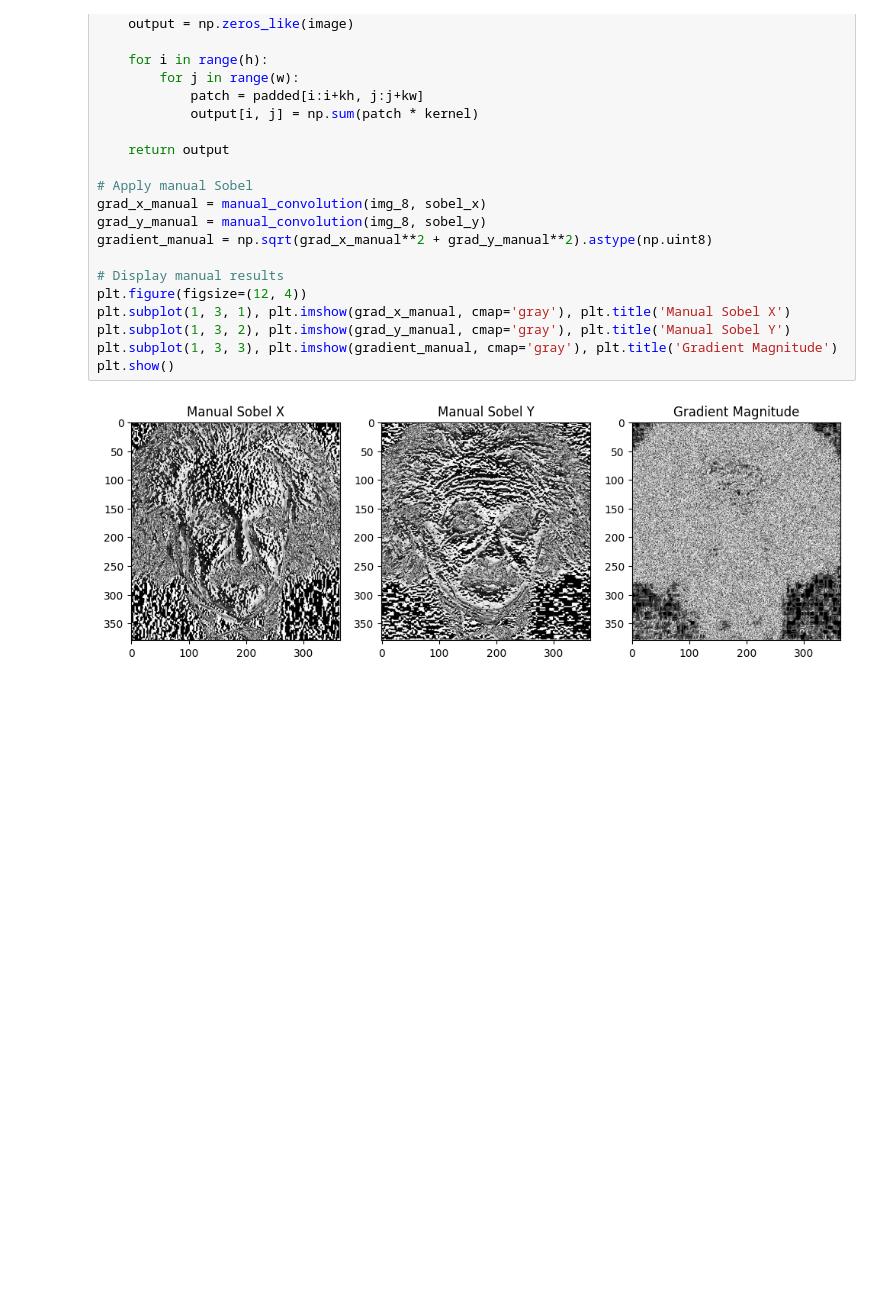
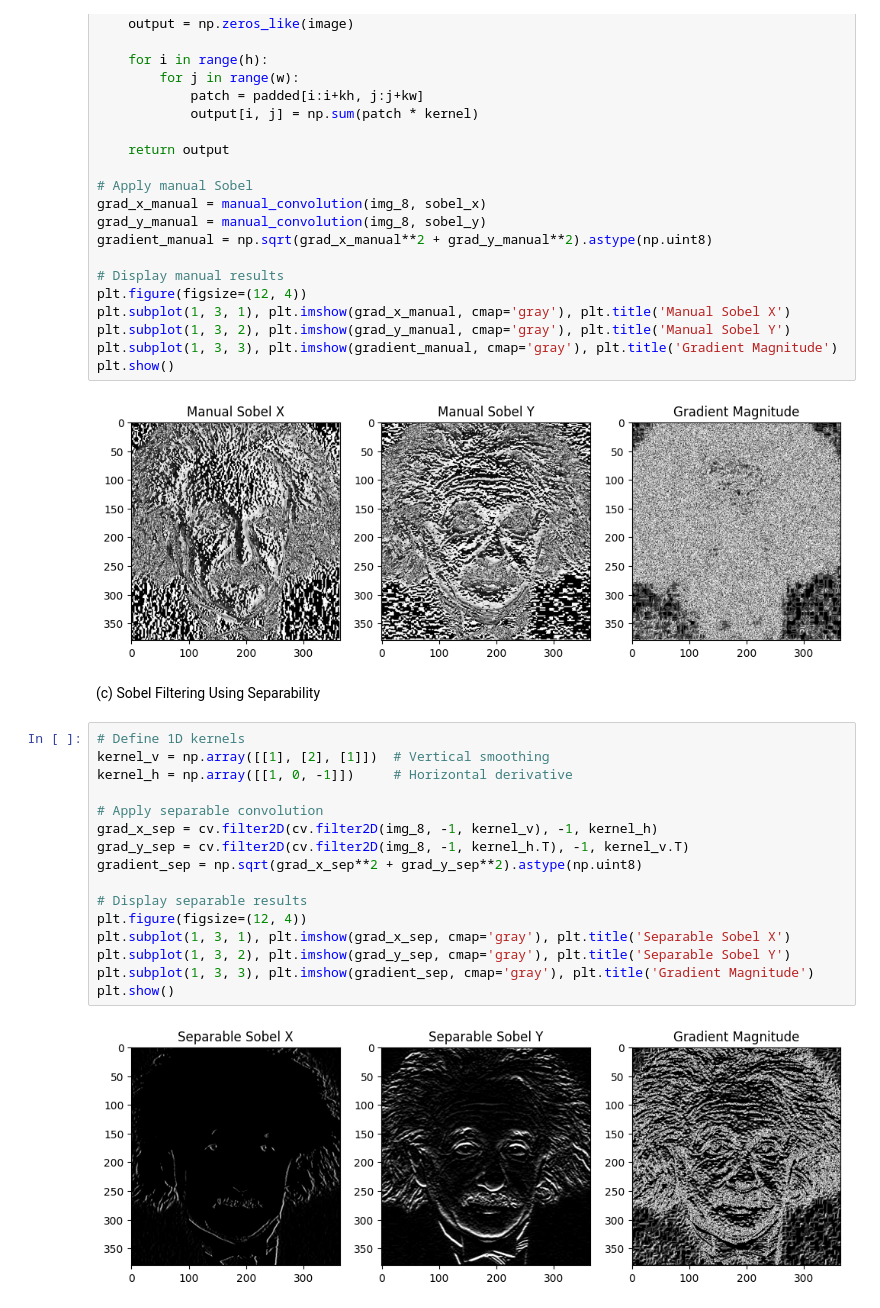
Before and after one commit to Nishitha0730/Computer-Vision, a Jupyter notebook: Assignment_01/Assignment_1.ipynb, the cells around one changed output. Cells and saved outputs as stored; diff of their text form; blank space fills up the shorter version.

Commit message:
Use two 1D kernels

```diff
--- a/Assignment_01/Assignment_1.ipynb
+++ b/Assignment_01/Assignment_1.ipynb
@@ -389,3 +389,23 @@ plt.subplot(1, 3, 3), plt.imshow(gradient_manual, cmap='gray'), plt.title('Gradi
 plt.show()
 # %% [output]
 [figure]
+# %% [markdown]
+(c) Sobel Filtering Using Separability
+# %%
+# Define 1D kernels
+kernel_v = np.array([[1], [2], [1]])  # Vertical smoothing
+kernel_h = np.array([[1, 0, -1]])     # Horizontal derivative
+
+# Apply separable convolution
+grad_x_sep = cv.filter2D(cv.filter2D(img_8, -1, kernel_v), -1, kernel_h)
+grad_y_sep = cv.filter2D(cv.filter2D(img_8, -1, kernel_h.T), -1, kernel_v.T)
+gradient_sep = np.sqrt(grad_x_sep**2 + grad_y_sep**2).astype(np.uint8)
+
+# Display separable results
+plt.figure(figsize=(12, 4))
+plt.subplot(1, 3, 1), plt.imshow(grad_x_sep, cmap='gray'), plt.title('Separable Sobel X')
+plt.subplot(1, 3, 2), plt.imshow(grad_y_sep, cmap='gray'), plt.title('Separable Sobel Y')
+plt.subplot(1, 3, 3), plt.imshow(gradient_sep, cmap='gray'), plt.title('Gradient Magnitude')
+plt.show()
+# %% [output]
+[figure, added]
```
